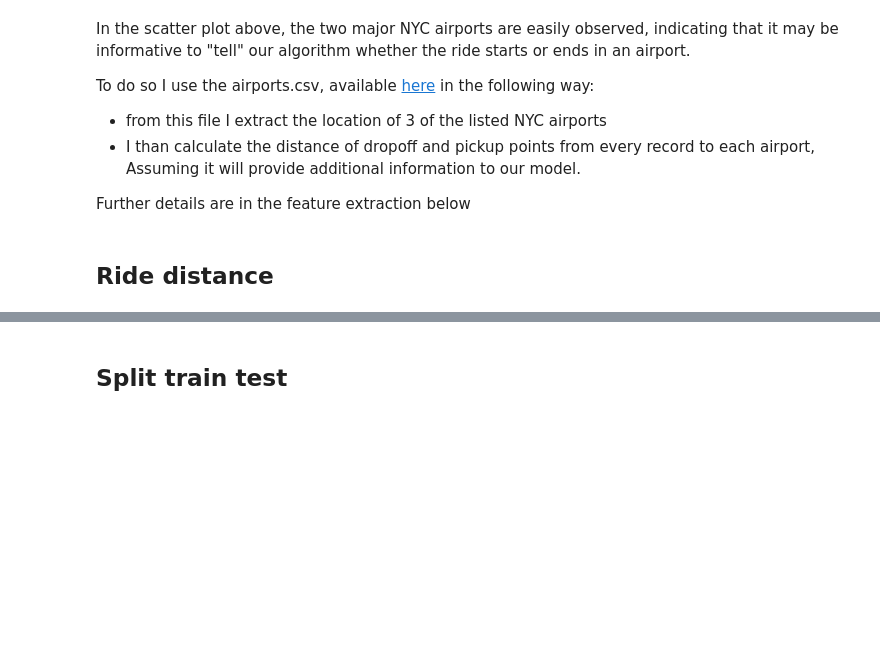
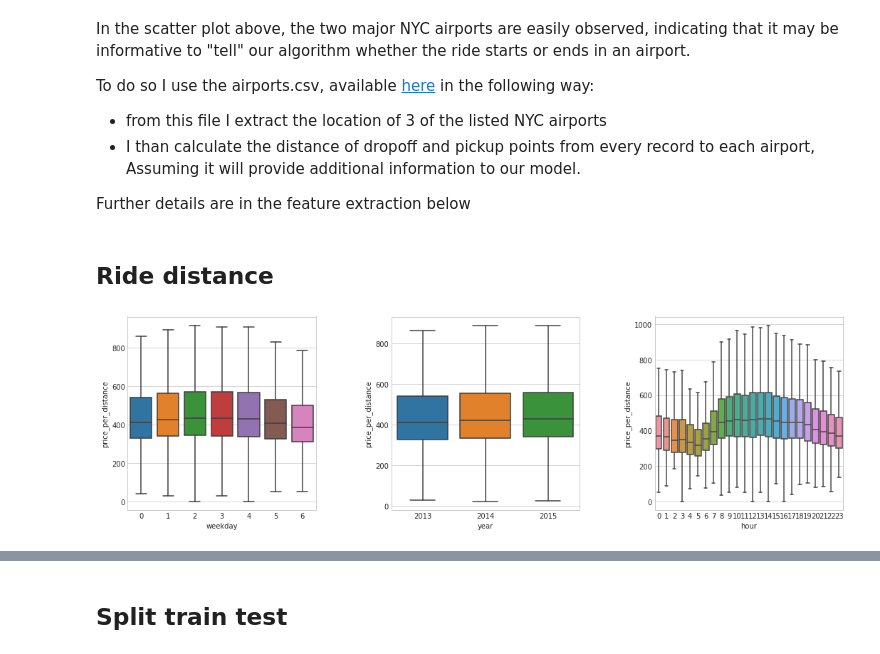
Before and after one commit to AndreasMerentitis/Sagemaker-Athena-NYC-taxi, a Jupyter notebook: taxi_fare_prediction.ipynb, the cells around one changed output, grey strips where cells are left out. Saved outputs shown, nothing was run; the diff lists cells and outputs as text; code cells hidden in the pictures; blank space fills up the shorter version.

```diff
--- a/taxi_fare_prediction.ipynb
+++ b/taxi_fare_prediction.ipynb
@@ -215,13 +219,15 @@ df_all['air_distance'] = np.sqrt(df_all['air_distance'])
 # %%
 df_all['price_per_distance'] = df_all['fare_amount'] / df_all['air_distance']
 # %%
-#time_features = ['weekday', 'year', 'hour']
-#fig = plt.figure(figsize=(18,5))
-#fig.subplots_adjust(hspace=0.4, wspace=0.4)
+time_features = ['weekday', 'year', 'hour']
+fig = plt.figure(figsize=(18,5))
+fig.subplots_adjust(hspace=0.4, wspace=0.4)
 
-#for i in range(len(time_features)):
-#    ax = fig.add_subplot(1, 3, i+1)
-#    sns.boxplot(x=time_features[i], y="price_per_distance", data=df_all[df_all['year'] >= 2013], showfliers=False)
+for i in range(len(time_features)):
+    ax = fig.add_subplot(1, 3, i+1)
+    sns.boxplot(x=time_features[i], y="price_per_distance", data=df_all[df_all['year'] >= 2013], showfliers=False)
 
-#plt.show()
+plt.show()
+# %% [output]
+[figure, added]
 # %%
```
Also changed, not shown: parts of 19 cells of this notebook, 2 other files.
